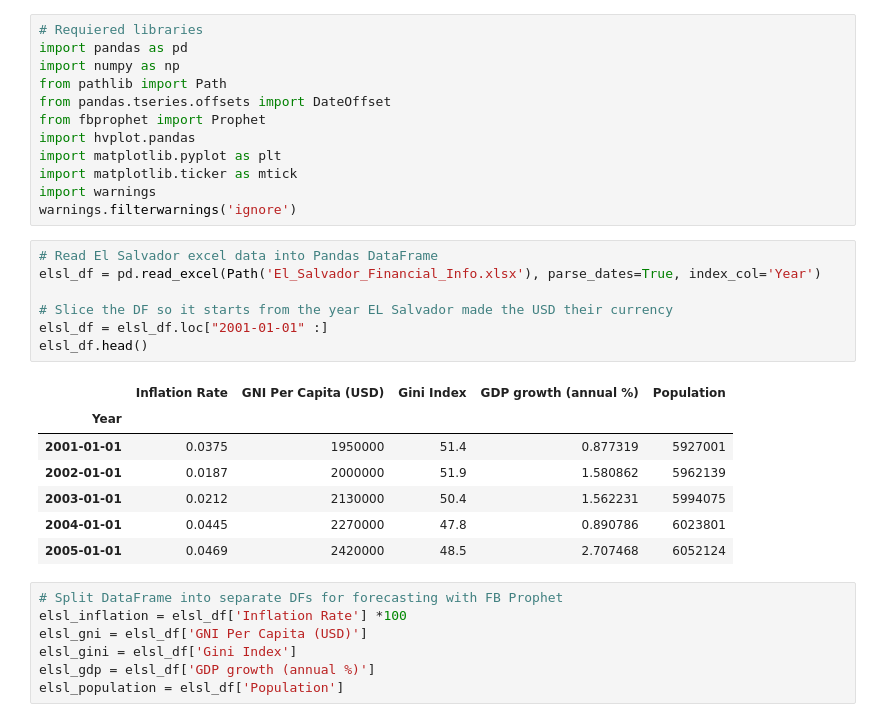
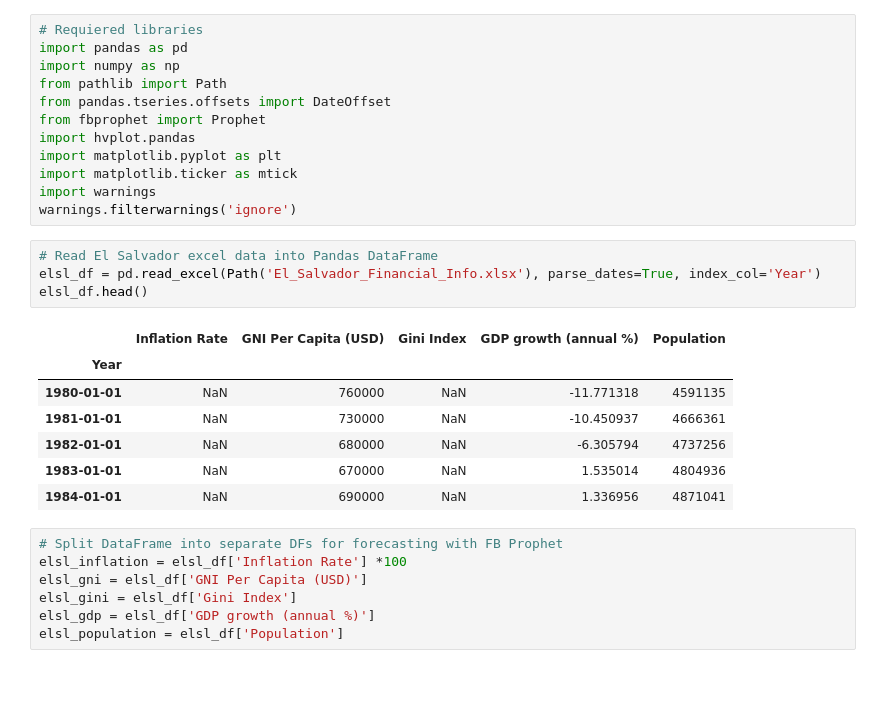
Before and after one commit to talibkateeb/El-Salvador-Financial-Study, a Jupyter notebook: ELSL_Financial_Study.ipynb, the cells around one changed output. Drawn from its saved outputs; the diff is of its cells as text; blank space fills up the shorter version.

```diff
--- a/ELSL_Financial_Study.ipynb
+++ b/ELSL_Financial_Study.ipynb
@@ -13,18 +13,15 @@ warnings.filterwarnings('ignore')
 # %%
 # Read El Salvador excel data into Pandas DataFrame
 elsl_df = pd.read_excel(Path('El_Salvador_Financial_Info.xlsx'), parse_dates=True, index_col='Year')
-
-# Slice the DF so it starts from the year EL Salvador made the USD their currency
-elsl_df = elsl_df.loc["2001-01-01" :]
 elsl_df.head()
 # %% [output]
 |  | Inflation Rate | GNI Per Capita (USD) | Gini Index | GDP growth (annual %) | Population |
 | Year |  |  |  |  |  |
-| 2001-01-01 | 0.0375 | 1950000 | 51.4 | 0.877319 | 5927001 |
-| 2002-01-01 | 0.0187 | 2000000 | 51.9 | 1.580862 | 5962139 |
-| 2003-01-01 | 0.0212 | 2130000 | 50.4 | 1.562231 | 5994075 |
-| 2004-01-01 | 0.0445 | 2270000 | 47.8 | 0.890786 | 6023801 |
-| 2005-01-01 | 0.0469 | 2420000 | 48.5 | 2.707468 | 6052124 |
+| 1980-01-01 | NaN | 760000 | NaN | -11.771318 | 4591135 |
+| 1981-01-01 | NaN | 730000 | NaN | -10.450937 | 4666361 |
+| 1982-01-01 | NaN | 680000 | NaN | -6.305794 | 4737256 |
+| 1983-01-01 | NaN | 670000 | NaN | 1.535014 | 4804936 |
+| 1984-01-01 | NaN | 690000 | NaN | 1.336956 | 4871041 |
 # %%
 # Split DataFrame into separate DFs for forecasting with FB Prophet
 elsl_inflation = elsl_df['Inflation Rate'] *100
```
Also changed, not shown: parts of 11 cells of this notebook, 7 other files.
